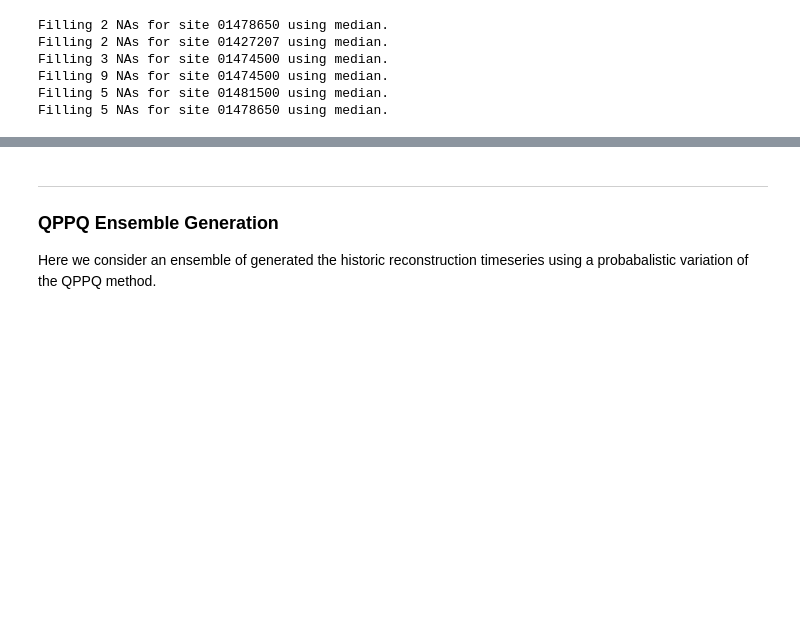
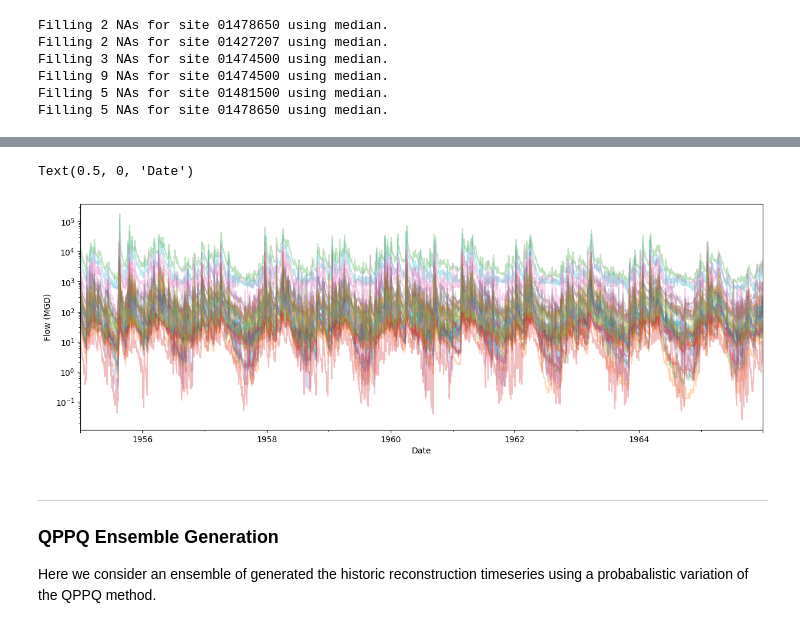
Before and after one commit to Pywr-DRB/DRB-Historic-Reconstruction, a Jupyter notebook: QPPQ_Demo.ipynb, the cells around one changed output, grey strips where cells are left out. Cells and saved outputs as stored; diff of their text form; code cells hidden in the pictures; blank space fills up the shorter version.

```diff
--- a/QPPQ_Demo.ipynb
+++ b/QPPQ_Demo.ipynb
@@ -217,0 +263,14 @@ Q_reconstructed.to_csv(f'./outputs/historic_reconstruction_1960-2022_mgd.csv', s
+# %%
+
+plot_start = '1955-01-01'
+plot_end = '1965-12-31'
+fig, ax = plt.subplots(figsize= (15,5))
+Q_reconstructed.loc[plot_start:plot_end, :].plot(alpha = 0.3, figsize = (15,5), legend = False, ax=ax)
+plt.yscale('log')
+plt.ylabel('Flow (MGD)')
+plt.xlabel('Date')
+# plt.title('NYC Reservoir Inflow Reconstruction')
+# plt.legend()
+# %% [output]
+Text(0.5, 0, 'Date')
+[figure, added]
```
Also changed, not shown: parts of 9 cells of this notebook, 4 other files.
